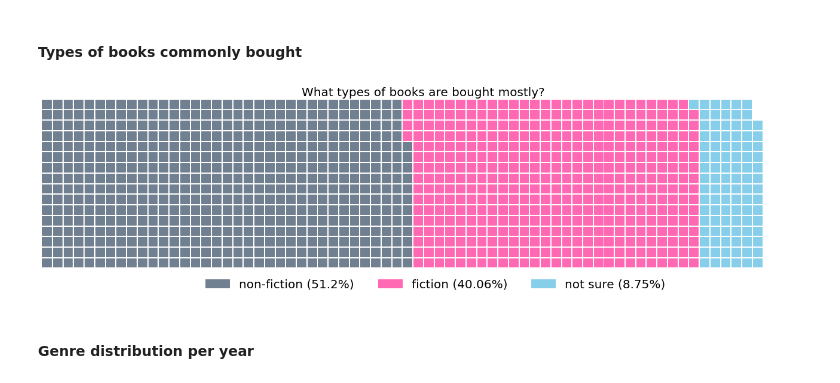
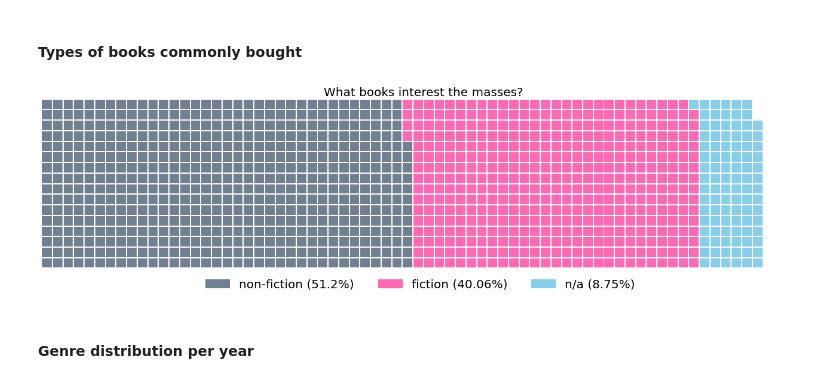
Before and after one commit to adedam0/Hamoye, a Jupyter notebook: What books interest the masses.ipynb, the cells around one changed output. Cells and saved outputs as stored; diff of their text form; code cells hidden in the pictures.

```diff
--- a/What books interest the masses.ipynb
+++ b/What books interest the masses.ipynb
@@ -352,26 +352,28 @@ plt.show()
 [figure]
 # %% [markdown]
 #### Types of books commonly bought
+# %%
+aut.type.replace('not sure', 'n/a', inplace = True)
 # %%
 data = dict(aut['type'].value_counts())
 fig =plt.figure(FigureClass=Waffle,
                 figsize = (18,8),
                 columns= 72,
                 values = data,
                 colors = ['slategray', 'hotpink', 'skyblue'],
                 labels=[f"{k} ({round(float(v / sum(data.values()) * 100),2)}%)" for k, v in data.items()],
                 legend={
         'loc': 'lower left',
         'bbox_to_anchor': (0.2, -0.2),
         'ncol': 3,
         'framealpha': 0,
         'fontsize': 20
     }
 )
-plt.title('What types of books are bought mostly?', fontsize = 20)
+plt.title('What books interest the masses?', fontsize = 20)
 plt.show()
 # %% [output]
-[figure, old version]
+[figure, new version]
 # %% [markdown]
 #### Genre distribution per year
 # %%
```
Also changed, not shown: parts of 8 cells of this notebook.
